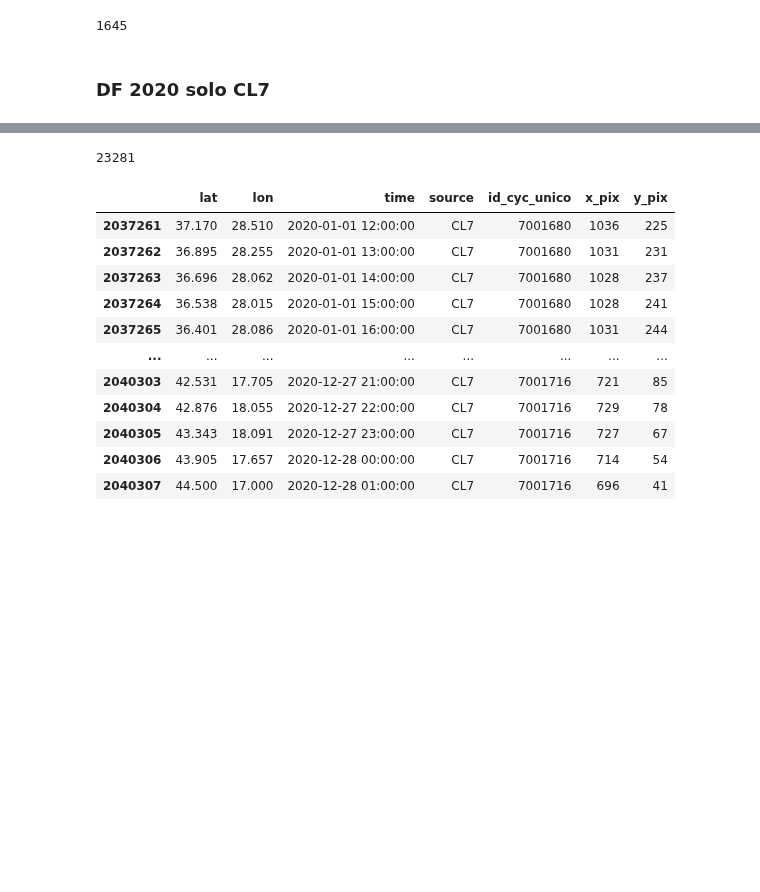
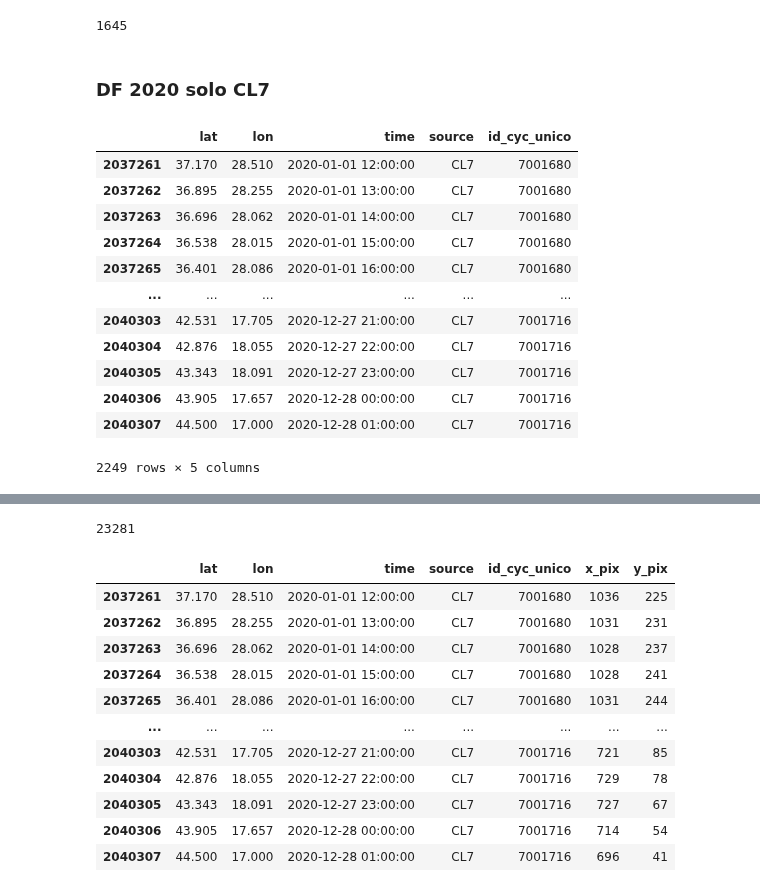
Before and after one commit to dandarm/VideoMAEv2, a Jupyter notebook: Analyze_Manos_tracks.ipynb, the cells around one changed output, grey strips where cells are left out. Cells and saved outputs as stored; diff of their text form; code cells hidden in the pictures; blank space fills up the shorter version.

```diff
--- a/Analyze_Manos_tracks.ipynb
+++ b/Analyze_Manos_tracks.ipynb
@@ -596,6 +598,22 @@ filtered_df.id_cyc.nunique()
 1645
 # %% [markdown]
 ### DF 2020 solo CL7
+# %%
+df_tracks2020_MED_CL7#.iloc[80:120]
+# %% [output]
+|  | lat | lon | time | source | id_cyc_unico |
+| 2037261 | 37.170 | 28.510 | 2020-01-01 12:00:00 | CL7 | 7001680 |
+| 2037262 | 36.895 | 28.255 | 2020-01-01 13:00:00 | CL7 | 7001680 |
+| 2037263 | 36.696 | 28.062 | 2020-01-01 14:00:00 | CL7 | 7001680 |
+| 2037264 | 36.538 | 28.015 | 2020-01-01 15:00:00 | CL7 | 7001680 |
+| 2037265 | 36.401 | 28.086 | 2020-01-01 16:00:00 | CL7 | 7001680 |
+| ... | ... | ... | ... | ... | ... |
+| 2040303 | 42.531 | 17.705 | 2020-12-27 21:00:00 | CL7 | 7001716 |
+| 2040304 | 42.876 | 18.055 | 2020-12-27 22:00:00 | CL7 | 7001716 |
+| 2040305 | 43.343 | 18.091 | 2020-12-27 23:00:00 | CL7 | 7001716 |
+| 2040306 | 43.905 | 17.657 | 2020-12-28 00:00:00 | CL7 | 7001716 |
+| 2040307 | 44.500 | 17.000 | 2020-12-28 01:00:00 | CL7 | 7001716 |
+2249 rows × 5 columns
 # %%
 ### filtro via dai metadata_files tutti quelli che non rientrano negli intervalli temporali di copertura date dal df tracks di Manos
 
```
Also changed, not shown: parts of 3 cells of this notebook, 5 other files.
